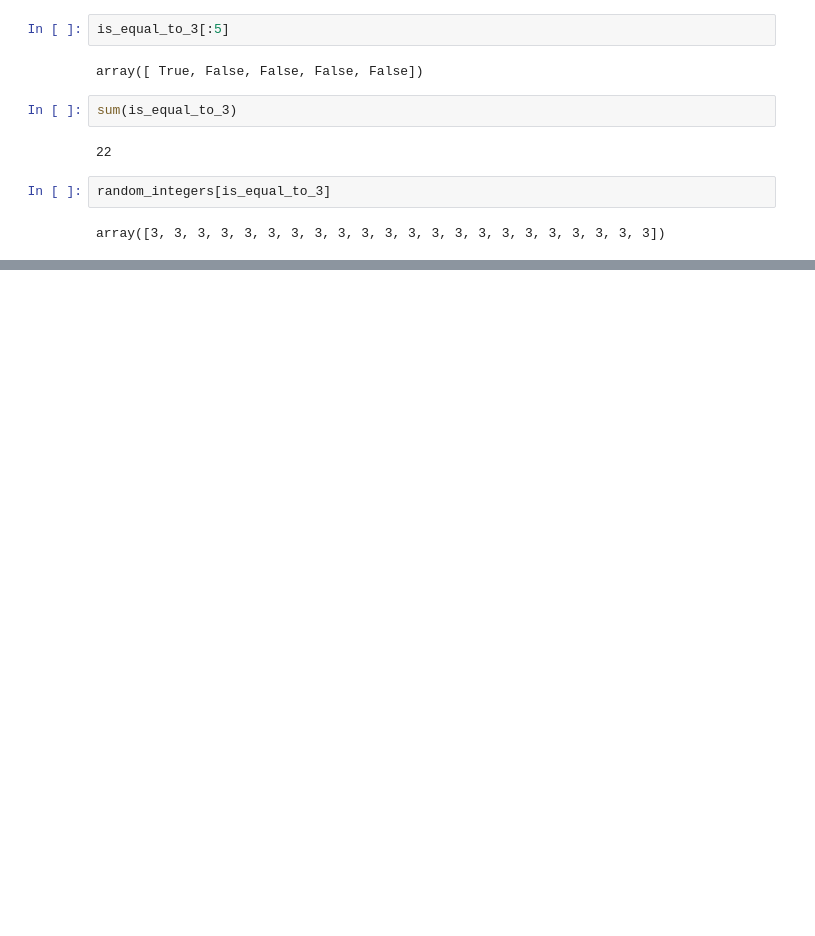
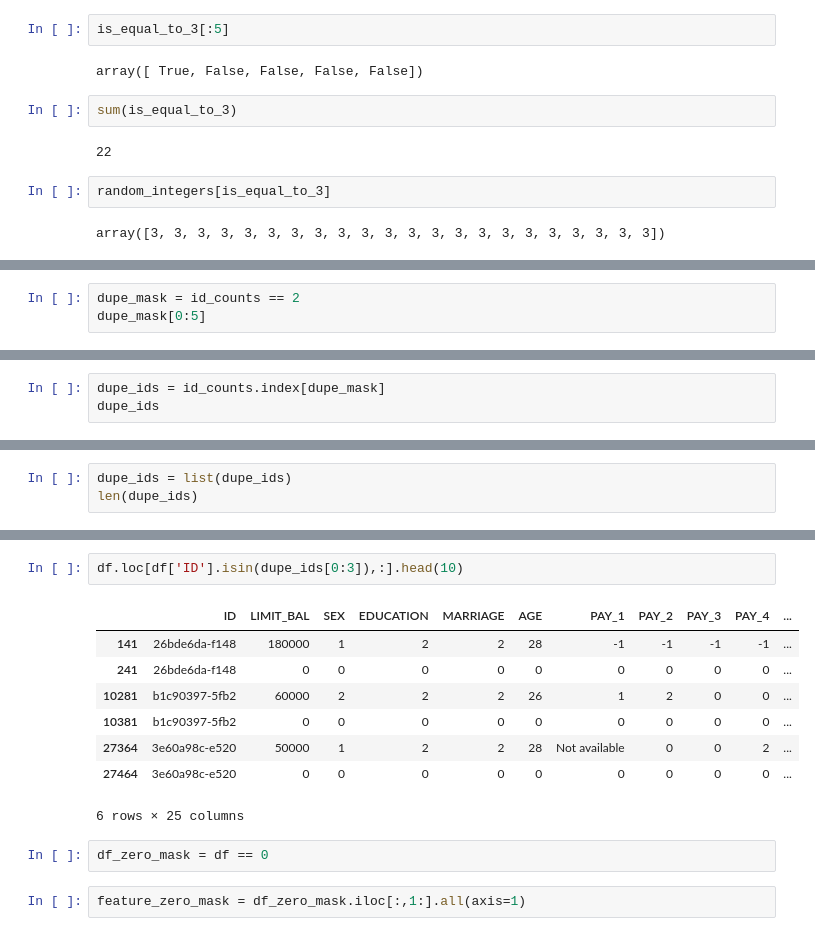
Before and after one commit to kanisamaina/Technocolabs_DataScience_Internship, a Jupyter notebook: Minor_Project_2/Project2.ipynb, the cells around one changed output, grey strips where cells are left out. Drawn from its saved outputs; the diff is of its cells as text; blank space fills up the shorter version.

```diff
--- a/Minor_Project_2/Project2.ipynb
+++ b/Minor_Project_2/Project2.ipynb
@@ -76,0 +79,3 @@ array([3, 3, 3, 3, 3, 3, 3, 3, 3, 3, 3, 3, 3, 3, 3, 3, 3, 3, 3, 3, 3, 3])
+# %%
+dupe_mask = id_counts == 2
+dupe_mask[0:5]
@@ -76,0 +95,3 @@ array([3, 3, 3, 3, 3, 3, 3, 3, 3, 3, 3, 3, 3, 3, 3, 3, 3, 3, 3, 3, 3, 3])
+# %%
+dupe_ids = id_counts.index[dupe_mask]
+dupe_ids
@@ -76,0 +107,3 @@ array([3, 3, 3, 3, 3, 3, 3, 3, 3, 3, 3, 3, 3, 3, 3, 3, 3, 3, 3, 3, 3, 3])
+# %%
+dupe_ids = list(dupe_ids)
+len(dupe_ids)
@@ -76,0 +120,15 @@ array([3, 3, 3, 3, 3, 3, 3, 3, 3, 3, 3, 3, 3, 3, 3, 3, 3, 3, 3, 3, 3, 3])
+# %%
+df.loc[df['ID'].isin(dupe_ids[0:3]),:].head(10)
+# %% [output]
+|  | ID | LIMIT_BAL | SEX | EDUCATION | MARRIAGE | AGE | PAY_1 | PAY_2 | PAY_3 | PAY_4 | ... |
+| 141 | 26bde6da-f148 | 180000 | 1 | 2 | 2 | 28 | -1 | -1 | -1 | -1 | ... |
+| 241 | 26bde6da-f148 | 0 | 0 | 0 | 0 | 0 | 0 | 0 | 0 | 0 | ... |
+| 10281 | b1c90397-5fb2 | 60000 | 2 | 2 | 2 | 26 | 1 | 2 | 0 | 0 | ... |
+| 10381 | b1c90397-5fb2 | 0 | 0 | 0 | 0 | 0 | 0 | 0 | 0 | 0 | ... |
+| 27364 | 3e60a98c-e520 | 50000 | 1 | 2 | 2 | 28 | Not available | 0 | 0 | 2 | ... |
+| 27464 | 3e60a98c-e520 | 0 | 0 | 0 | 0 | 0 | 0 | 0 | 0 | 0 | ... |
+6 rows × 25 columns
+# %%
+df_zero_mask = df == 0
+# %%
+feature_zero_mask = df_zero_mask.iloc[:,1:].all(axis=1)
```
Also changed, not shown: parts of 13 cells of this notebook.
